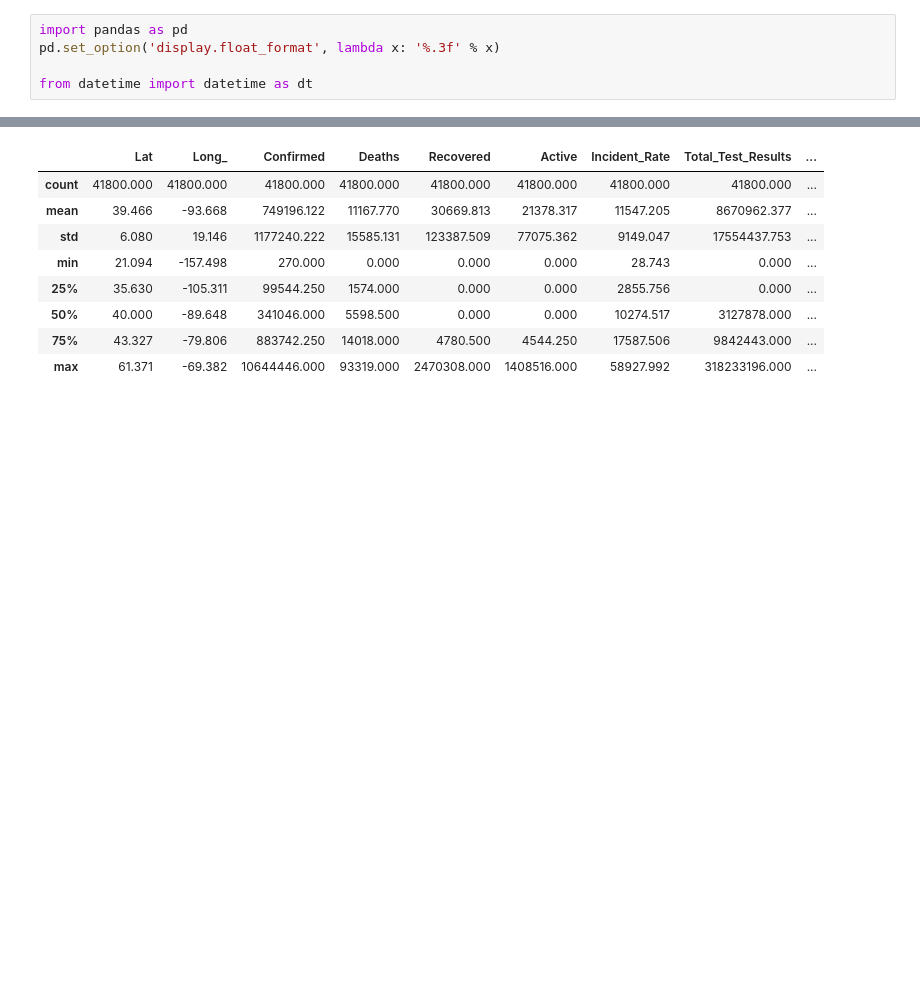
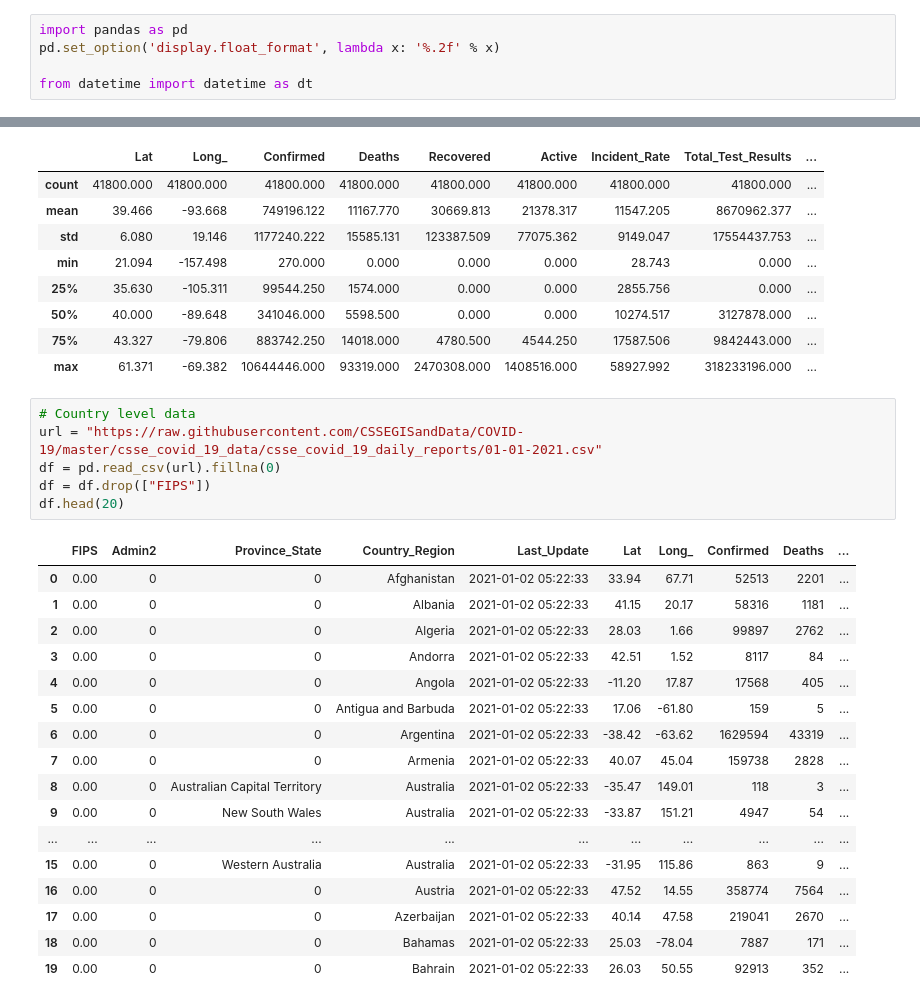
Before and after one commit to JacksonCown/webscrape-covid, a Jupyter notebook: soup.ipynb, the cells around one changed output, grey strips where cells are left out. Drawn from its saved outputs; the diff is of its cells as text; blank space fills up the shorter version.

Commit message:
Update Data

```diff
--- a/soup.ipynb
+++ b/soup.ipynb
@@ -1,6 +1,6 @@
 # %%
 import pandas as pd
-pd.set_option('display.float_format', lambda x: '%.3f' % x)
+pd.set_option('display.float_format', lambda x: '%.2f' % x)
 
 from datetime import datetime as dt
 # %%
@@ -123,3 +104,27 @@ testView.describe()
 | 50% | 40.000 | -89.648 | 341046.000 | 5598.500 | 0.000 | 0.000 | 10274.517 | 3127878.000 | ... |
 | 75% | 43.327 | -79.806 | 883742.250 | 14018.000 | 4780.500 | 4544.250 | 17587.506 | 9842443.000 | ... |
 | max | 61.371 | -69.382 | 10644446.000 | 93319.000 | 2470308.000 | 1408516.000 | 58927.992 | 318233196.000 | ... |
+# %%
+# Country level data
+url = "https://raw.githubusercontent.com/CSSEGISandData/COVID-19/master/csse_covid_19_data/csse_covid_19_daily_reports/01-01-2021.csv"
+df = pd.read_csv(url).fillna(0)
+df = df.drop(["FIPS"])
+df.head(20)
+# %% [output]
+|  | FIPS | Admin2 | Province_State | Country_Region | Last_Update | Lat | Long_ | Confirmed | Deaths | ... |
+| 0 | 0.00 | 0 | 0 | Afghanistan | 2021-01-02 05:22:33 | 33.94 | 67.71 | 52513 | 2201 | ... |
+| 1 | 0.00 | 0 | 0 | Albania | 2021-01-02 05:22:33 | 41.15 | 20.17 | 58316 | 1181 | ... |
+| 2 | 0.00 | 0 | 0 | Algeria | 2021-01-02 05:22:33 | 28.03 | 1.66 | 99897 | 2762 | ... |
+| 3 | 0.00 | 0 | 0 | Andorra | 2021-01-02 05:22:33 | 42.51 | 1.52 | 8117 | 84 | ... |
+| 4 | 0.00 | 0 | 0 | Angola | 2021-01-02 05:22:33 | -11.20 | 17.87 | 17568 | 405 | ... |
+| 5 | 0.00 | 0 | 0 | Antigua and Barbuda | 2021-01-02 05:22:33 | 17.06 | -61.80 | 159 | 5 | ... |
+| 6 | 0.00 | 0 | 0 | Argentina | 2021-01-02 05:22:33 | -38.42 | -63.62 | 1629594 | 43319 | ... |
+| 7 | 0.00 | 0 | 0 | Armenia | 2021-01-02 05:22:33 | 40.07 | 45.04 | 159738 | 2828 | ... |
+| 8 | 0.00 | 0 | Australian Capital Territory | Australia | 2021-01-02 05:22:33 | -35.47 | 149.01 | 118 | 3 | ... |
+| 9 | 0.00 | 0 | New South Wales | Australia | 2021-01-02 05:22:33 | -33.87 | 151.21 | 4947 | 54 | ... |
+| ... | ... | ... | ... | ... | ... | ... | ... | ... | ... | ... |
+| 15 | 0.00 | 0 | Western Australia | Australia | 2021-01-02 05:22:33 | -31.95 | 115.86 | 863 | 9 | ... |
+| 16 | 0.00 | 0 | 0 | Austria | 2021-01-02 05:22:33 | 47.52 | 14.55 | 358774 | 7564 | ... |
+| 17 | 0.00 | 0 | 0 | Azerbaijan | 2021-01-02 05:22:33 | 40.14 | 47.58 | 219041 | 2670 | ... |
+| 18 | 0.00 | 0 | 0 | Bahamas | 2021-01-02 05:22:33 | 25.03 | -78.04 | 7887 | 171 | ... |
+| 19 | 0.00 | 0 | 0 | Bahrain | 2021-01-02 05:22:33 | 26.03 | 50.55 | 92913 | 352 | ... |
```
Also changed, not shown: parts of 5 cells of this notebook, 1 other file.
